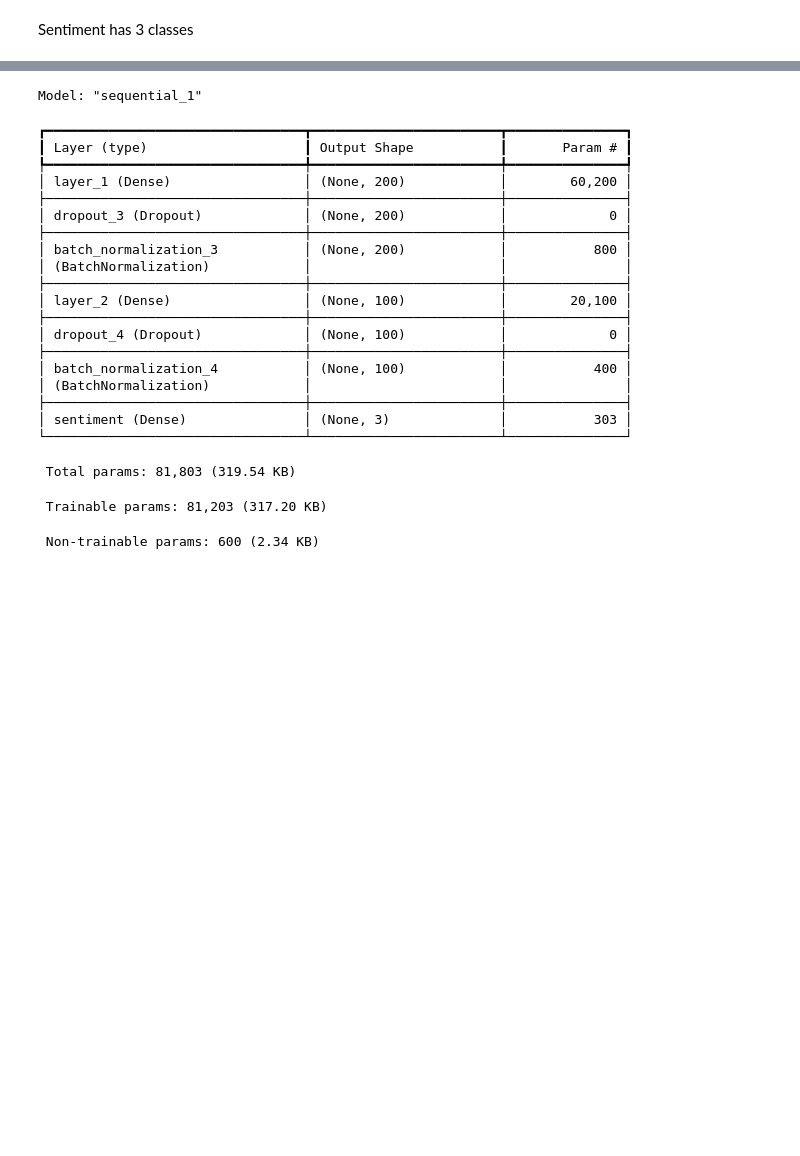
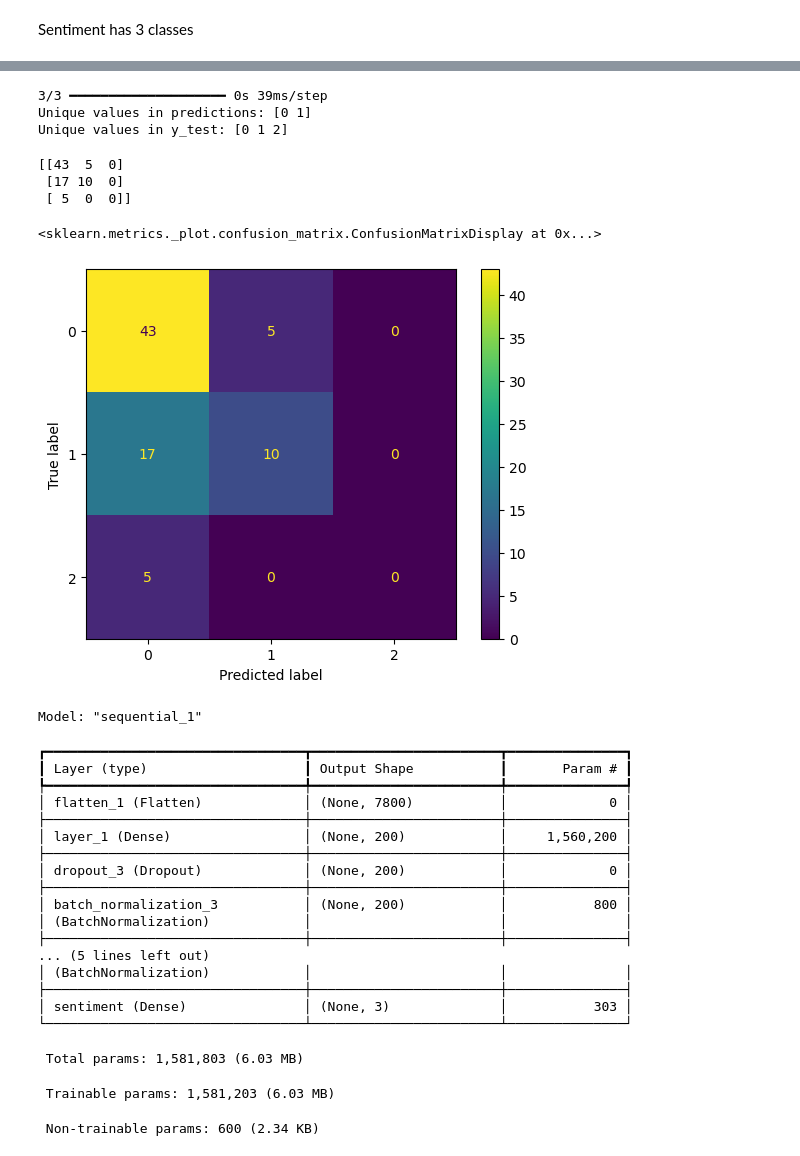
Before and after one commit to grobenek/diploma_thesis, a Jupyter notebook: notebooks/sentiment_classification.ipynb, the cells around one changed output, grey strips where cells are left out. Cells and saved outputs as stored; diff of their text form; code cells hidden in the pictures; blank space fills up the shorter version.

```diff
--- a/notebooks/sentiment_classification.ipynb
+++ b/notebooks/sentiment_classification.ipynb
@@ -182,17 +228,39 @@ Loss: 0.2702499032020569, accuracy: 0.2750000059604645
+# %%
+predictions = model.predict(X_test).argmax(axis=1)
+print("Unique values in predictions:", np.unique(predictions))
+
+print("Unique values in y_test:", np.unique(y_test))
+# %% [output]
+3/3 ━━━━━━━━━━━━━━━━━━━━ 0s 39ms/step
+Unique values in predictions: [0 1]
+Unique values in y_test: [0 1 2]
+# %%
+matrix = confusion_matrix(y_test, predictions)
+print(matrix)
+display = ConfusionMatrixDisplay(matrix)
+display.plot()
+# %% [output]
+[[43  5  0]
+ [17 10  0]
+ [ 5  0  0]]
+<sklearn.metrics._plot.confusion_matrix.ConfusionMatrixDisplay at 0x...>
+[figure, added]
 # %%
 model = models.Sequential()
 
-model.add(layers.Input(shape=(300,), name="Domain_1"))
+model.add(layers.Input(shape=(26, 300), name="Domain_1"))
+
+model.add(layers.Flatten())
 
 model.add(layers.Dense(200, activation='relu', name="layer_1"))
 
-model.add(layers.Dropout(0.5, name="dropout_3"))
+model.add(layers.Dropout(0.8, name="dropout_3"))
 
 model.add(layers.BatchNormalization(name="batch_normalization_3"))
 
 model.add(layers.Dense(100, activation='relu', name="layer_2"))
 
-model.add(layers.Dropout(0.5, name="dropout_4"))
+model.add(layers.Dropout(0.8, name="dropout_4"))
 
 model.add(layers.BatchNormalization(name="batch_normalization_4"))
 
@@ -210,24 +278,22 @@ Model: "sequential_1"
 ┏━━━━━━━━━━━━━━━━━━━━━━━━━━━━━━━━━┳━━━━━━━━━━━━━━━━━━━━━━━━┳━━━━━━━━━━━━━━━┓
 ┃ Layer (type)                    ┃ Output Shape           ┃       Param # ┃
 ┡━━━━━━━━━━━━━━━━━━━━━━━━━━━━━━━━━╇━━━━━━━━━━━━━━━━━━━━━━━━╇━━━━━━━━━━━━━━━┩
-│ layer_1 (Dense)                 │ (None, 200)            │        60,200 │
+│ flatten_1 (Flatten)             │ (None, 7800)           │             0 │
+├─────────────────────────────────┼────────────────────────┼───────────────┤
+│ layer_1 (Dense)                 │ (None, 200)            │     1,560,200 │
 ├─────────────────────────────────┼────────────────────────┼───────────────┤
 │ dropout_3 (Dropout)             │ (None, 200)            │             0 │
 ├─────────────────────────────────┼────────────────────────┼───────────────┤
 │ batch_normalization_3           │ (None, 200)            │           800 │
 │ (BatchNormalization)            │                        │               │
 ├─────────────────────────────────┼────────────────────────┼───────────────┤
-│ layer_2 (Dense)                 │ (None, 100)            │        20,100 │
-├─────────────────────────────────┼────────────────────────┼───────────────┤
-│ dropout_4 (Dropout)             │ (None, 100)            │             0 │
-├─────────────────────────────────┼────────────────────────┼───────────────┤
-│ batch_normalization_4           │ (None, 100)            │           400 │
+... (5 lines left out)
 │ (BatchNormalization)            │                        │               │
 ├─────────────────────────────────┼────────────────────────┼───────────────┤
 │ sentiment (Dense)               │ (None, 3)              │           303 │
 └─────────────────────────────────┴────────────────────────┴───────────────┘
- Total params: 81,803 (319.54 KB)
+ Total params: 1,581,803 (6.03 MB)
- Trainable params: 81,203 (317.20 KB)
+ Trainable params: 1,581,203 (6.03 MB)
  Non-trainable params: 600 (2.34 KB)
 # %%
 df_with_unlabeled.info()
```
Also changed, not shown: parts of 27 cells of this notebook.
